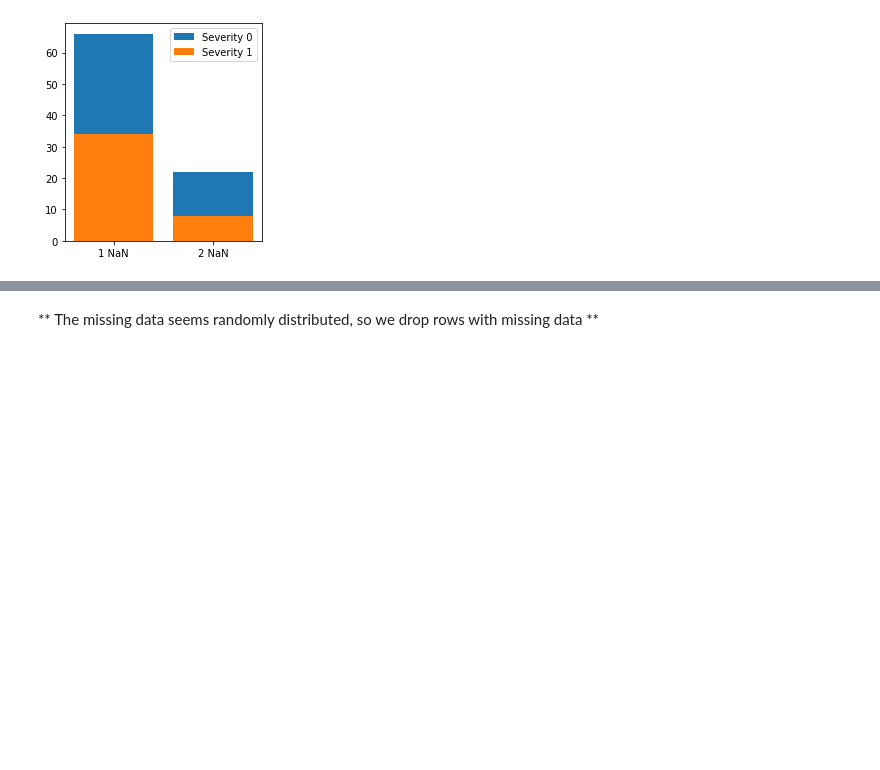
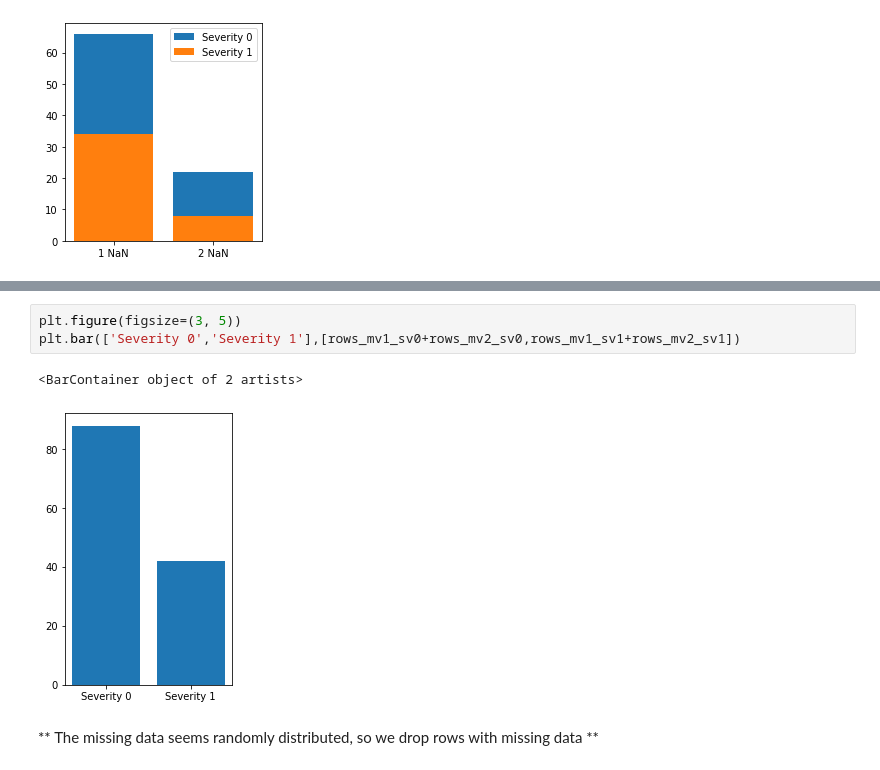
Before and after one commit to pferreira101/ClinicalExaminations, a Jupyter notebook: ClinicalExaminations/script.ipynb, the cells around one changed output, grey strips where cells are left out. Saved outputs shown, nothing was run; the diff lists cells and outputs as text; blank space fills up the shorter version.

```diff
--- a/ClinicalExaminations/script.ipynb
+++ b/ClinicalExaminations/script.ipynb
@@ -218,3 +257,9 @@ plt.legend()
+# %%
+plt.figure(figsize=(3, 5))
+plt.bar(['Severity 0','Severity 1'],[rows_mv1_sv0+rows_mv2_sv0,rows_mv1_sv1+rows_mv2_sv1])
+# %% [output]
+<BarContainer object of 2 artists>
+[figure, added]
 # %% [markdown]
 ** The missing data seems randomly distributed, so we drop rows with missing data **
 # %%
```
Also changed, not shown: parts of 11 cells of this notebook.
